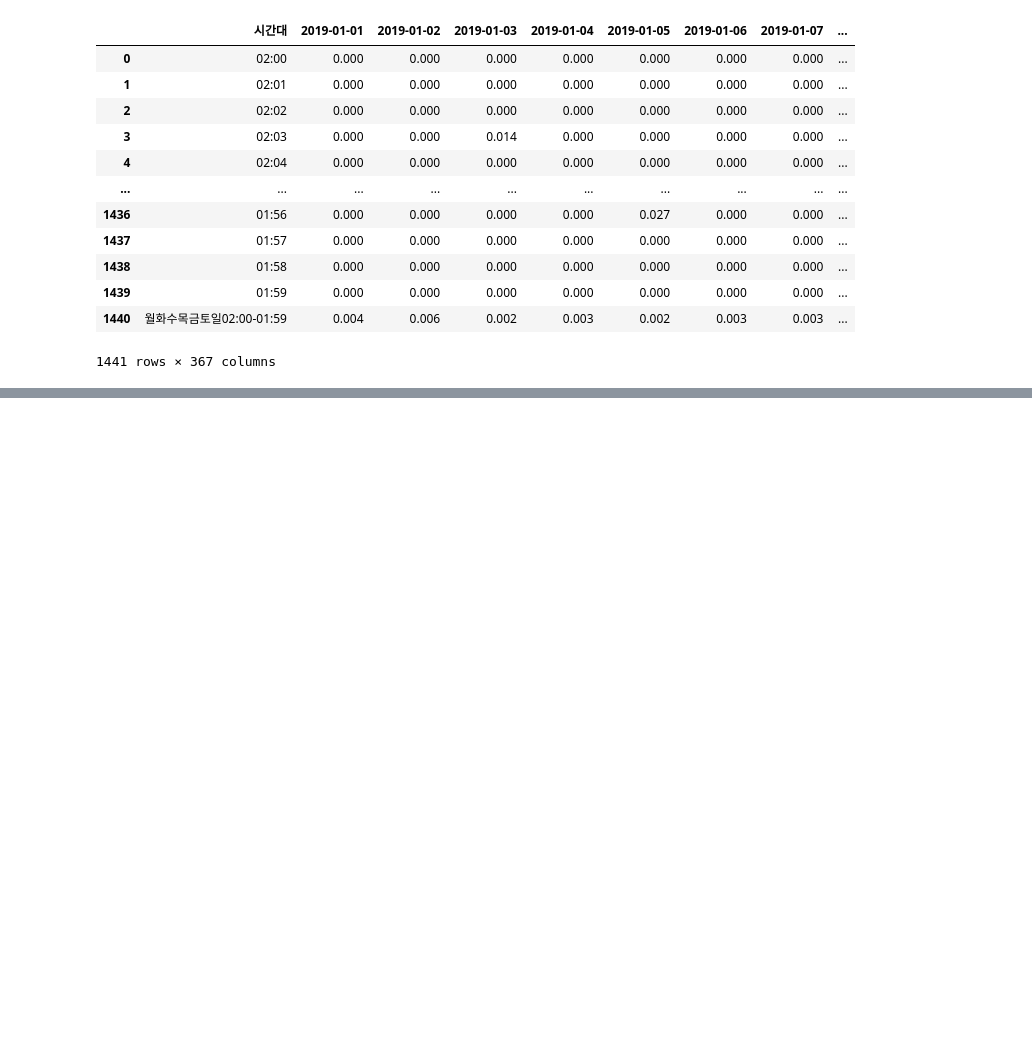
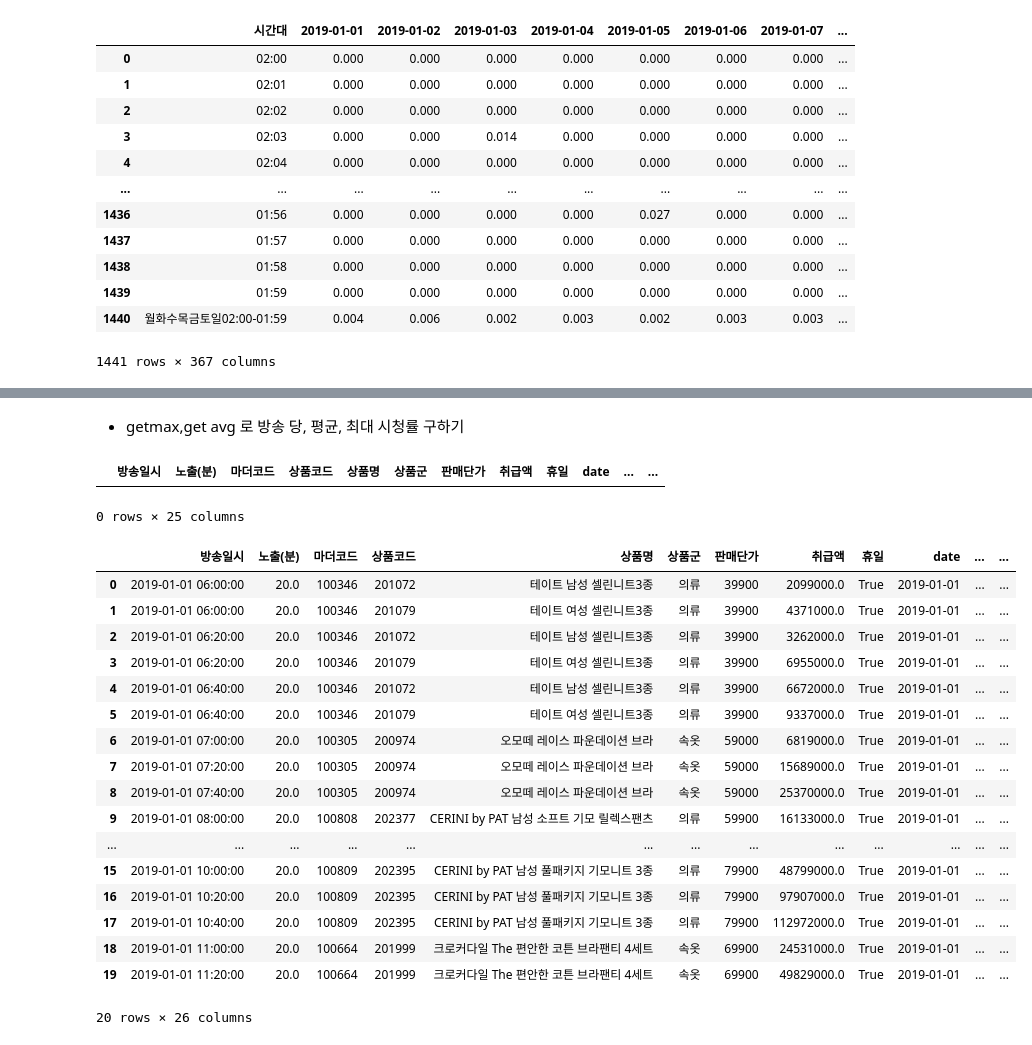
Before and after one commit to dlwlgus53/Tcommerce, a Jupyter notebook: 2.2 watching.ipynb, the cells around one changed output, grey strips where cells are left out. Cells and saved outputs as stored; diff of their text form; code cells hidden in the pictures; blank space fills up the shorter version.

Commit message:
add watching data

```diff
--- a/2.2 watching.ipynb
+++ b/2.2 watching.ipynb
@@ -48,0 +74,5 @@ Index(['시간대', '2019-01-01', '2019-01-02', '2019-01-03', '2019-01-04',
+# %%
+data = pd.read_csv('data/train_set/2.data_add_feature1.csv', header = 0)
+data = data.sort_values(['방송일시']).reset_index(drop=True)
+data = data.loc[~data['방송일시'].str.contains('2020-01-01')]
+data
@@ -48,0 +93,30 @@ Index(['시간대', '2019-01-01', '2019-01-02', '2019-01-03', '2019-01-04',
+# %% [markdown]
+- getmax,get avg 로 방송 당, 평균, 최대 시청률 구하기
+# %%
+def get_max(df):
+    start = df['방송일시']
+    delta = df['노출(분)']
+    end = (pd.to_datetime(start) + timedelta(minutes=int(delta)))
+    if(end >= pd.to_datetime('2020-01-01 00:00')):
+         end = (pd.to_datetime(start) + timedelta(minutes=int(delta-1)))
+    return watching.loc[start:end,'value'].max()
+# %%
+from datetime import datetime, timedelta
+data['방송일시'] = pd.to_datetime(data['방송일시'])
+data['max_watching'] = data.apply(get_max, axis =  1)
+# %%
+import sys
+import pdb
+def get_avg(df):
+    start = df['방송일시']
+    delta = df['노출(분)']
+    end = (pd.to_datetime(start) + timedelta(minutes=int(delta)))
+    if(end >= pd.to_datetime('2020-01-01 00:00')):
+         end = (pd.to_datetime(start) + timedelta(minutes=int(delta-1)))
+    return watching.loc[start:end,'value'].mean()
+data['avg_watching'] = data.apply(get_avg, 1)
+# %%
+data.loc[data['max_watching'].isnull()]
+# %% [output]
+|  | 방송일시 | 노출(분) | 마더코드 | 상품코드 | 상품명 | 상품군 | 판매단가 | 취급액 | 휴일 | date | ... | ... |
+0 rows × 25 columns
@@ -48,0 +125,21 @@ Index(['시간대', '2019-01-01', '2019-01-02', '2019-01-03', '2019-01-04',
+# %%
+data.head(20)
+# %% [output]
+|  | 방송일시 | 노출(분) | 마더코드 | 상품코드 | 상품명 | 상품군 | 판매단가 | 취급액 | 휴일 | date | ... | ... |
+| 0 | 2019-01-01 06:00:00 | 20.0 | 100346 | 201072 | 테이트 남성 셀린니트3종 | 의류 | 39900 | 2099000.0 | True | 2019-01-01 | ... | ... |
+| 1 | 2019-01-01 06:00:00 | 20.0 | 100346 | 201079 | 테이트 여성 셀린니트3종 | 의류 | 39900 | 4371000.0 | True | 2019-01-01 | ... | ... |
+| 2 | 2019-01-01 06:20:00 | 20.0 | 100346 | 201072 | 테이트 남성 셀린니트3종 | 의류 | 39900 | 3262000.0 | True | 2019-01-01 | ... | ... |
+| 3 | 2019-01-01 06:20:00 | 20.0 | 100346 | 201079 | 테이트 여성 셀린니트3종 | 의류 | 39900 | 6955000.0 | True | 2019-01-01 | ... | ... |
+| 4 | 2019-01-01 06:40:00 | 20.0 | 100346 | 201072 | 테이트 남성 셀린니트3종 | 의류 | 39900 | 6672000.0 | True | 2019-01-01 | ... | ... |
+| 5 | 2019-01-01 06:40:00 | 20.0 | 100346 | 201079 | 테이트 여성 셀린니트3종 | 의류 | 39900 | 9337000.0 | True | 2019-01-01 | ... | ... |
+| 6 | 2019-01-01 07:00:00 | 20.0 | 100305 | 200974 | 오모떼 레이스 파운데이션 브라 | 속옷 | 59000 | 6819000.0 | True | 2019-01-01 | ... | ... |
+| 7 | 2019-01-01 07:20:00 | 20.0 | 100305 | 200974 | 오모떼 레이스 파운데이션 브라 | 속옷 | 59000 | 15689000.0 | True | 2019-01-01 | ... | ... |
+| 8 | 2019-01-01 07:40:00 | 20.0 | 100305 | 200974 | 오모떼 레이스 파운데이션 브라 | 속옷 | 59000 | 25370000.0 | True | 2019-01-01 | ... | ... |
+| 9 | 2019-01-01 08:00:00 | 20.0 | 100808 | 202377 | CERINI by PAT 남성 소프트 기모 릴렉스팬츠 | 의류 | 59900 | 16133000.0 | True | 2019-01-01 | ... | ... |
+| ... | ... | ... | ... | ... | ... | ... | ... | ... | ... | ... | ... | ... |
+| 15 | 2019-01-01 10:00:00 | 20.0 | 100809 | 202395 | CERINI by PAT 남성 풀패키지 기모니트 3종 | 의류 | 79900 | 48799000.0 | True | 2019-01-01 | ... | ... |
+| 16 | 2019-01-01 10:20:00 | 20.0 | 100809 | 202395 | CERINI by PAT 남성 풀패키지 기모니트 3종 | 의류 | 79900 | 97907000.0 | True | 2019-01-01 | ... | ... |
+| 17 | 2019-01-01 10:40:00 | 20.0 | 100809 | 202395 | CERINI by PAT 남성 풀패키지 기모니트 3종 | 의류 | 79900 | 112972000.0 | True | 2019-01-01 | ... | ... |
+| 18 | 2019-01-01 11:00:00 | 20.0 | 100664 | 201999 | 크로커다일 The 편안한 코튼 브라팬티 4세트 | 속옷 | 69900 | 24531000.0 | True | 2019-01-01 | ... | ... |
+| 19 | 2019-01-01 11:20:00 | 20.0 | 100664 | 201999 | 크로커다일 The 편안한 코튼 브라팬티 4세트 | 속옷 | 69900 | 49829000.0 | True | 2019-01-01 | ... | ... |
+20 rows × 26 columns
```
Also changed, not shown: parts of 15 cells of this notebook, 1 other file.
